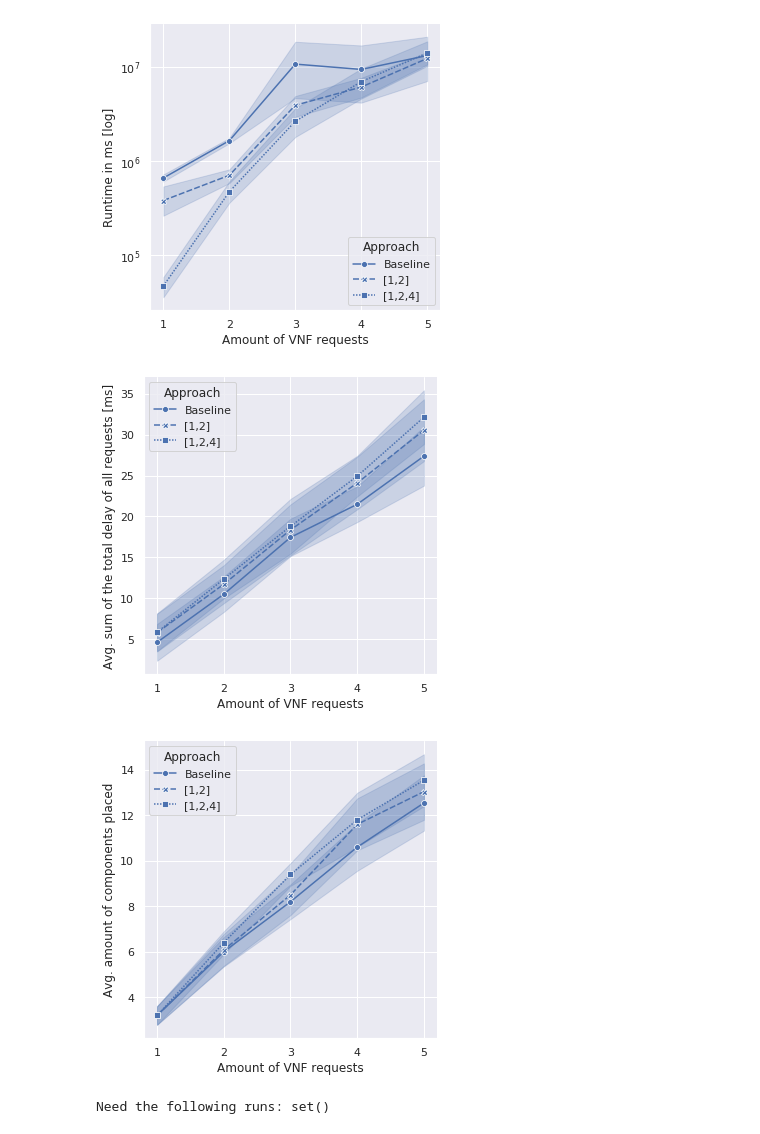
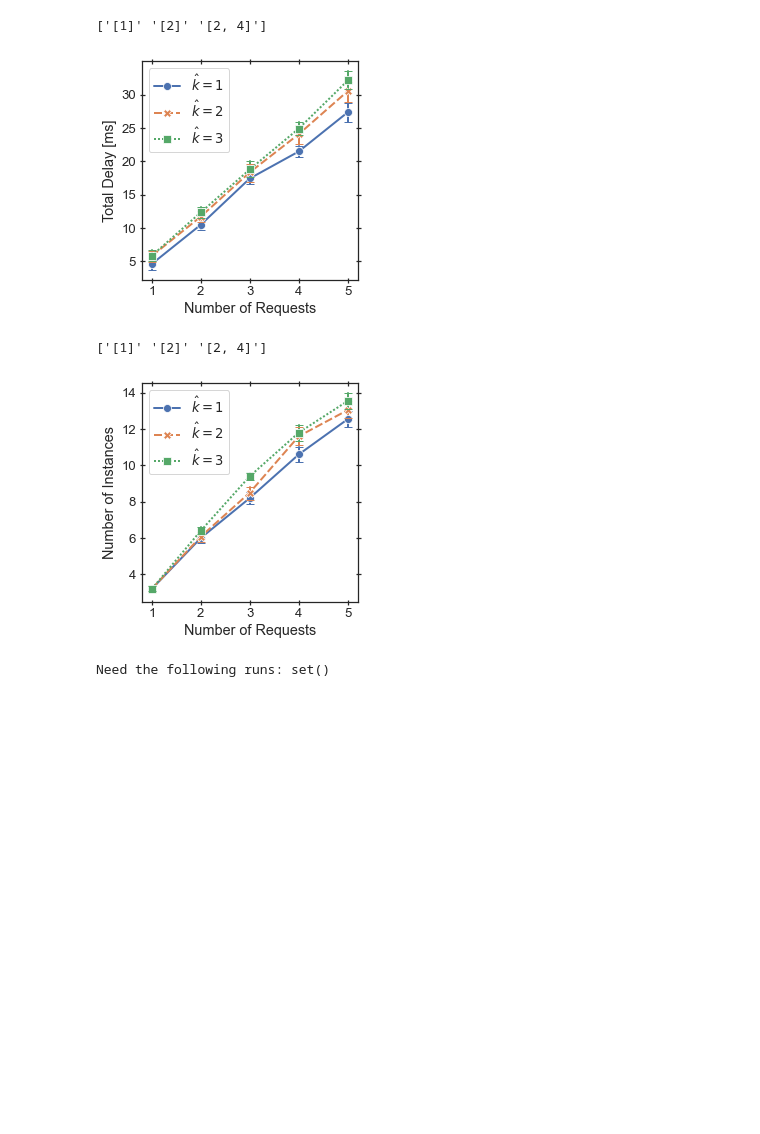
Before and after one commit to CN-UPB/hierarchical-coordination, a Jupyter notebook: eval/research_q_2_distance_plots.ipynb, the cells around one changed output. Saved outputs shown, nothing was run; the diff lists cells and outputs as text; code cells hidden in the pictures; blank space fills up the shorter version.

Commit message:
modified and added plots for paper; added eval requirements

```diff
--- a/eval/research_q_2_distance_plots.ipynb
+++ b/eval/research_q_2_distance_plots.ipynb
@@ -16,3 +16,13 @@ baseline_fillup = pd.read_csv("csvs_final/baseline_fillup.csv")
 ## df for baseline
 df_bsline_with_inf = df_with_inf[df_with_inf.hierarchy=='[1]']
 df_bsline_wo_inf = df_wo_inf[df_wo_inf.hierarchy=='[1]']
+# %%
+# map original labels to something else
+label_mapping = {
+    '[1]': r'$\hat{k}=1$',
+    '[2]': r'$\hat{k}=2$',
+    '[2, 4]': r'$\hat{k}=3$',
+}
+
+def mapped_labels(original_labels):
+    return [label_mapping[l] for l in original_labels]
@@ -19,30 +62,57 @@ df_bsline_wo_inf = df_wo_inf[df_wo_inf.hierarchy=='[1]']
 # %%
-## runtime plots
-sns_plot = sns.relplot(data=df_wo_inf, x="request_count", markers=True, y="runtime", style="hierarchy", kind="line", legend=False)
-sns_plot.set(xlabel='Amount of VNF requests', ylabel='Runtime in ms [log]')
-ax = sns_plot.axes[0][0]
-ax.set_yscale("log")
-plt.legend(title='Approach', loc='lower right', labels=['Baseline', '[1,2]', '[1,2,4]'])
-sns_plot.savefig("final_figs/final_runtimes.pdf")
+# sum tot delay makes only sense for the w/o inf df
+# sns_plot = sns.relplot(data=df_wo_inf, x="request_count", markers=True, ci="sd", y="sum_total_delay", style="hierarchy", kind="line", legend=False)
+# sns_plot.set(xlabel='Amount of VNF requests', ylabel='Avg. sum of the total delay of all requests [ms]')
+# plt.legend(title='Approach', loc='upper left', labels=['Baseline', '[1,2]', '[1,2,4]'])
+# sns_plot.savefig("final_figs/final_accumulated_tot_delay.pdf")
 
+def plot_delay(df):
+    fig, ax = plt.subplots(figsize=(4, 4))
+    sns.set(font_scale=1.2, style='white', rc={'lines.linewidth': 2})
 
-# sum tot delay makes only sense for the w/o inf df
-sns_plot = sns.relplot(data=df_wo_inf, x="request_count", markers=True, ci="sd", y="sum_total_delay", style="hierarchy", kind="line", legend=False)
-sns_plot.set(xlabel='Amount of VNF requests', ylabel='Avg. sum of the total delay of all requests [ms]')
-plt.legend(title='Approach', loc='upper left', labels=['Baseline', '[1,2]', '[1,2,4]'])
+    print(df['hierarchy'].unique())
+    sns.lineplot(df['request_count'], df['sum_total_delay'], hue=df['hierarchy'], style=df['hierarchy'], markers=True, markersize=8, legend=False,
+                err_style='bars', err_kws={'capsize': 4})
 
-sns_plot.savefig("final_figs/final_accumulated_tot_delay.pdf")
+    ax.set_xlabel('Number of Requests')
+    ax.set_ylabel('Total Delay [ms]')
+    ax.tick_params(axis='both', direction='inout', length=5, bottom=True, left=True, right=True, top=True)
+    plt.legend(labels=mapped_labels(df['hierarchy'].unique()))
 
-# placements makes only sense for the w/o inf df
-sns_plot = sns.relplot(data=df_wo_inf, x="request_count", markers=True, ci='sd', y="placements", style="hierarchy", kind="line", legend=False)
-sns_plot.set(xlabel='Amount of VNF requests', ylabel='Avg. amount of components placed')
-plt.legend(title='Approach', loc='upper left', labels=['Baseline', '[1,2]', '[1,2,4]'])
+    plt.tight_layout()
+    fig.savefig('final_figs/total_delay.pdf')
 
-sns_plot.savefig("final_figs/final_placements.pdf")
+plot_delay(df_wo_inf)
 # %% [output]
+['[1]' '[2]' '[2, 4]']
-[figure, old version]
+[figure, new version]
-[figure, removed]
-[figure, removed]
+# %%
+# placements makes only sense for the w/o inf df
+# sns_plot = sns.relplot(data=df_wo_inf, x="request_count", markers=True, ci='sd', y="placements", style="hierarchy", kind="line", legend=False)
+# sns_plot.set(xlabel='Amount of VNF requests', ylabel='Avg. amount of components placed')
+# plt.legend(title='Approach', loc='upper left', labels=['Baseline', '[1,2]', '[1,2,4]'])
+# sns_plot.savefig("final_figs/final_placements.pdf")
+
+def plot_vnfs(df):
+    fig, ax = plt.subplots(figsize=(4, 4))
+    sns.set(font_scale=1.2, style='white', rc={'lines.linewidth': 2})
+
+    print(df['hierarchy'].unique())
+    sns.lineplot(df['request_count'], df['placements'], hue=df['hierarchy'], style=df['hierarchy'], markers=True, markersize=8, legend=False,
+                err_style='bars', err_kws={'capsize': 4})
+
+    ax.set_xlabel('Number of Requests')
+    ax.set_ylabel('Number of Instances')
+    ax.tick_params(axis='both', direction='inout', length=5, bottom=True, left=True, right=True, top=True)
+    plt.legend(labels=mapped_labels(df['hierarchy'].unique()))
+
+    plt.tight_layout()
+    fig.savefig('final_figs/num_vnfs.pdf')
+
+plot_vnfs(df_wo_inf)
+# %% [output]
+['[1]' '[2]' '[2, 4]']
+[figure, added]
 # %%
 # WITH INFEASIBLES!
 
```
Also changed, not shown: parts of 1 cell of this notebook, 7 other files.
